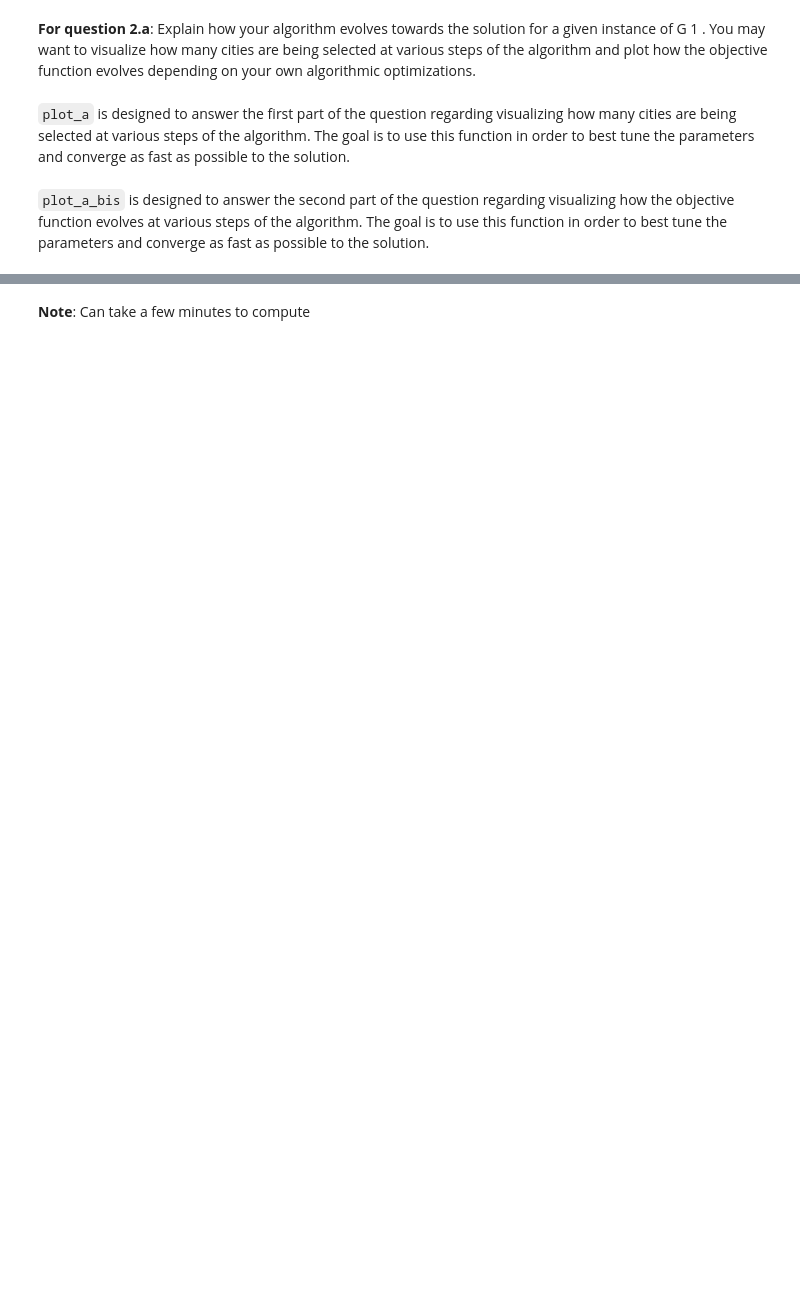
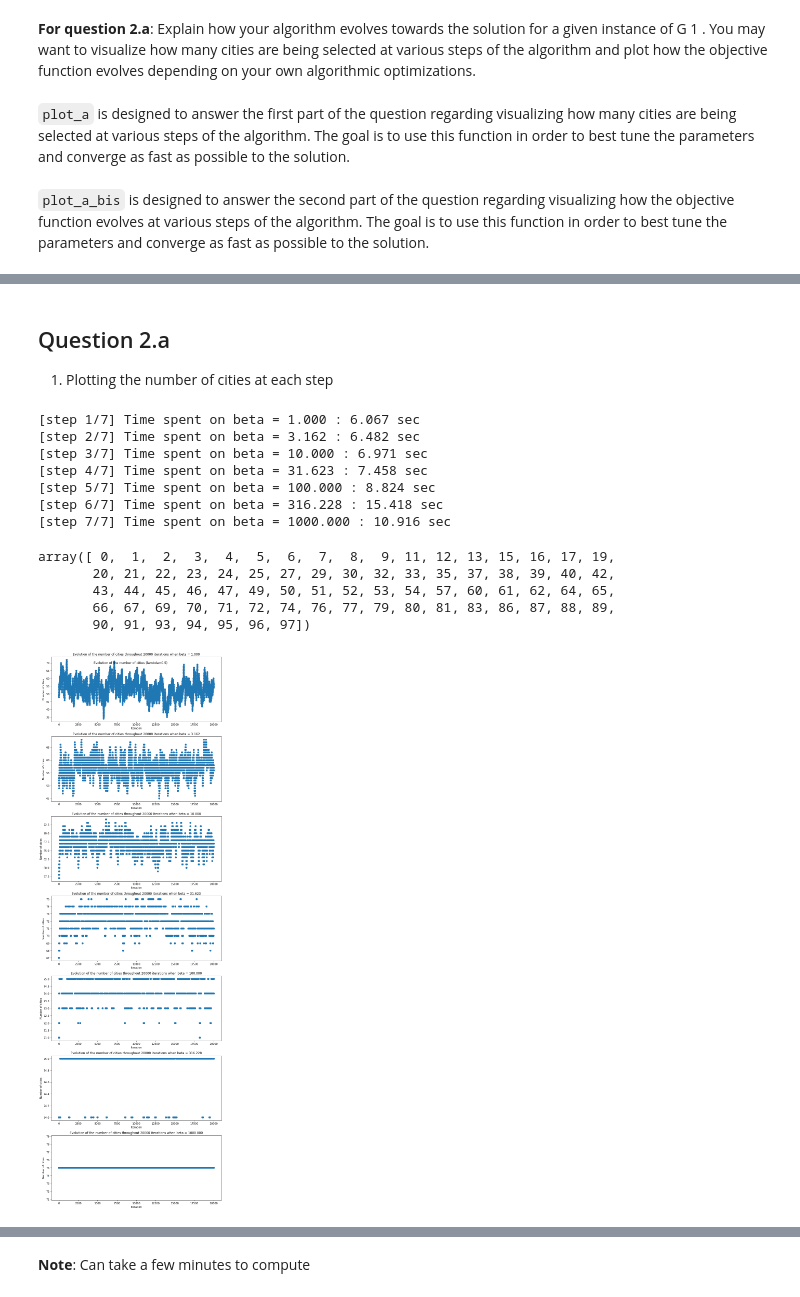
Before and after one commit to riccardocadei/Metropolis-Hastings-for-optimization, a Jupyter notebook: main.ipynb, the cells around one changed output, grey strips where cells are left out. Drawn from its saved outputs; the diff is of its cells as text; code cells hidden in the pictures; blank space fills up the shorter version.

```diff
--- a/main.ipynb
+++ b/main.ipynb
@@ -436,31 +474 @@ def forward(beta,x,params):
 - Repeat step 2 until $\beta$ is sufficiently large, so that one can be quite sure (i.e. with prob.  1−$\epsilon$) to have reached a global minimum.
-# %%
-def metropolis_hastings(betas, n_iter, params):
-    """
-    Follow the Tuning beta procedure:
-    - Start with $\beta$ small (i.e. high temperature regime):  the algorithm will then visit all the states of C quite uniformly at the beginning. After a sufficiently high number of iterations, the Metropolized chain is roughly distributed as $\pi_{\beta}$.
-    - Increase then $\beta$(i.e. lower the temperature) and rerun the algorithm from the state found in the previous step.
-    - Repeat step 2 until $\beta$ is sufficiently large, so that one can be quite sure (i.e. with prob.  1−$\epsilon$) to have reached a global minimum.
-
-    Parameters
-    ----------
-    betas: list of increasing beta (floats)
-    n_iter: int, number of iteration for each temperature
-    params: tuple containing the fixed value of the deployment cost lambda_, as well as the fixed value of cities n.
-    It also contains an (n,2) array coords containing for each cities its coordinates and another (n,) array  pop with respective population.
-
-    Returns
-    -------
-    S^*(lambda)_approx: the approximation of the optimizing set.
-    """
-    #We start by picking a random state on the hypercube of dimension n
-    x = np.random.randint(0,2,100)
-
-    #We decrease the temperature little bit by little bit
-    for beta in betas:
-        start = time.time()
-        #At each temperature we do n_iter number of iterations so that the Metropolized chain is rougly distributed as pi_beta
-        for n in range(n_iter):
-            x = forward(beta,x,params)
-        print("Time spent on beta = {:.3f} : {:.3f} sec".format(beta,time.time()-start))
-    return vect_to_S(x) + 1 #to put it back to cities 1 to n and not 0 to n-1
@@ -552,0 +596,4 @@ def plot_a_bis(betas, n_iter, params):
+# %%
+lambda_ = 100
+n_iter = 20000
+testing_metropolis(g1, np.logspace(0, 3, 7), lambda_, n_iter)
@@ -552,0 +611,26 @@ def plot_a_bis(betas, n_iter, params):
+# %% [markdown]
+## Question 2.a
+
+1) Plotting the number of cities at each step
+# %%
+g = G1()
+n, coords, pop = g.N, g.x, g.v
+lambda_ = 0.5
+params = (lambda_, n, coords, pop)
+betas = np.logspace(0, 3, 7)
+# %%
+simulated_annealing(betas, n_iter, params, verbose=True, plot_size=True)
+# %% [output]
+[step 1/7] Time spent on beta = 1.000 : 6.067 sec
+[step 2/7] Time spent on beta = 3.162 : 6.482 sec
+[step 3/7] Time spent on beta = 10.000 : 6.971 sec
+[step 4/7] Time spent on beta = 31.623 : 7.458 sec
+[step 5/7] Time spent on beta = 100.000 : 8.824 sec
+[step 6/7] Time spent on beta = 316.228 : 15.418 sec
+[step 7/7] Time spent on beta = 1000.000 : 10.916 sec
+array([ 0,  1,  2,  3,  4,  5,  6,  7,  8,  9, 11, 12, 13, 15, 16, 17, 19,
+       20, 21, 22, 23, 24, 25, 27, 29, 30, 32, 33, 35, 37, 38, 39, 40, 42,
+       43, 44, 45, 46, 47, 49, 50, 51, 52, 53, 54, 57, 60, 61, 62, 64, 65,
+       66, 67, 69, 70, 71, 72, 74, 76, 77, 79, 80, 81, 83, 86, 87, 88, 89,
+       90, 91, 93, 94, 95, 96, 97])
+[figure, added]
```
Also changed, not shown: parts of 64 cells of this notebook.
